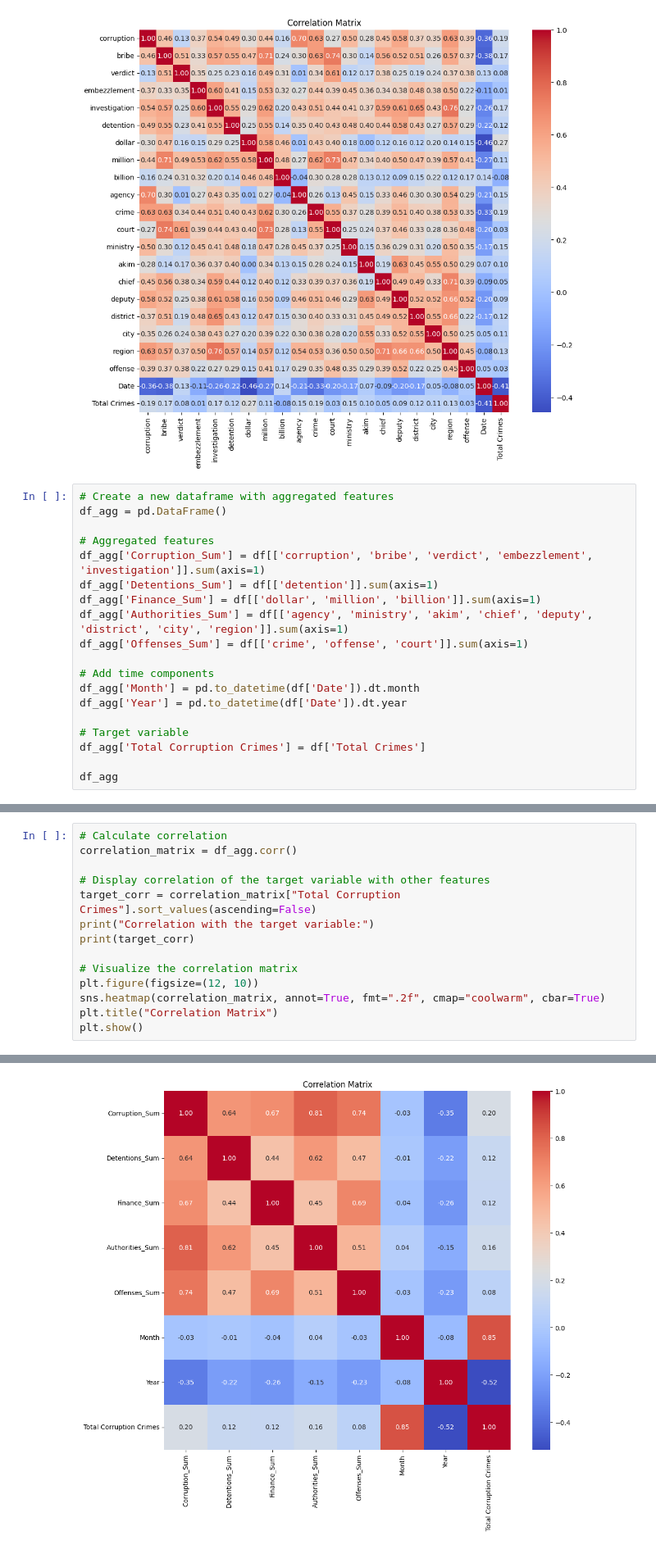
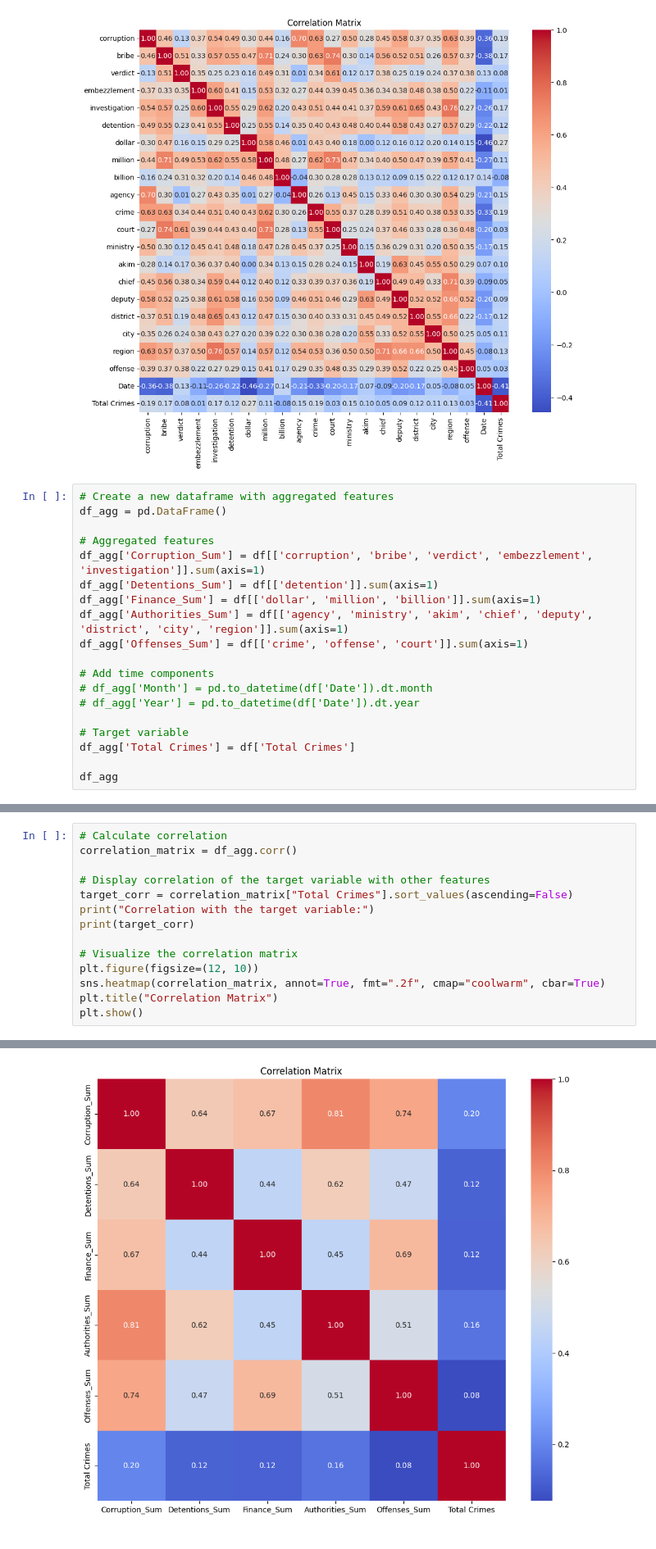
Before and after one commit to W1lden/Corruption_Crime_Forecasting_Kazakhstan, a Jupyter notebook: main.ipynb, the cells around one changed output, grey strips where cells are left out. Shown: that part at 82% size. Saved outputs shown, nothing was run; the diff lists cells and outputs as text.

```diff
--- a/main.ipynb
+++ b/main.ipynb
@@ -140,11 +140,11 @@ df_agg['Authorities_Sum'] = df[['agency', 'ministry', 'akim', 'chief', 'deputy',
 df_agg['Offenses_Sum'] = df[['crime', 'offense', 'court']].sum(axis=1)
 
 # Add time components
-df_agg['Month'] = pd.to_datetime(df['Date']).dt.month
-df_agg['Year'] = pd.to_datetime(df['Date']).dt.year
+# df_agg['Month'] = pd.to_datetime(df['Date']).dt.month
+# df_agg['Year'] = pd.to_datetime(df['Date']).dt.year
 
 # Target variable
-df_agg['Total Corruption Crimes'] = df['Total Crimes']
+df_agg['Total Crimes'] = df['Total Crimes']
 
 df_agg
 # %% [output]
@@ -166,7 +166,7 @@ df_agg
 correlation_matrix = df_agg.corr()
 
 # Display correlation of the target variable with other features
-target_corr = correlation_matrix["Total Corruption Crimes"].sort_values(ascending=False)
+target_corr = correlation_matrix["Total Crimes"].sort_values(ascending=False)
 print("Correlation with the target variable:")
 print(target_corr)
 
@@ -189,2 +187,2 @@ Name: Total Corruption Crimes, dtype: float64
-[figure, old version]
+[figure, new version]
 # %%
```
Also changed, not shown: parts of 21 cells of this notebook, 5 other files.
